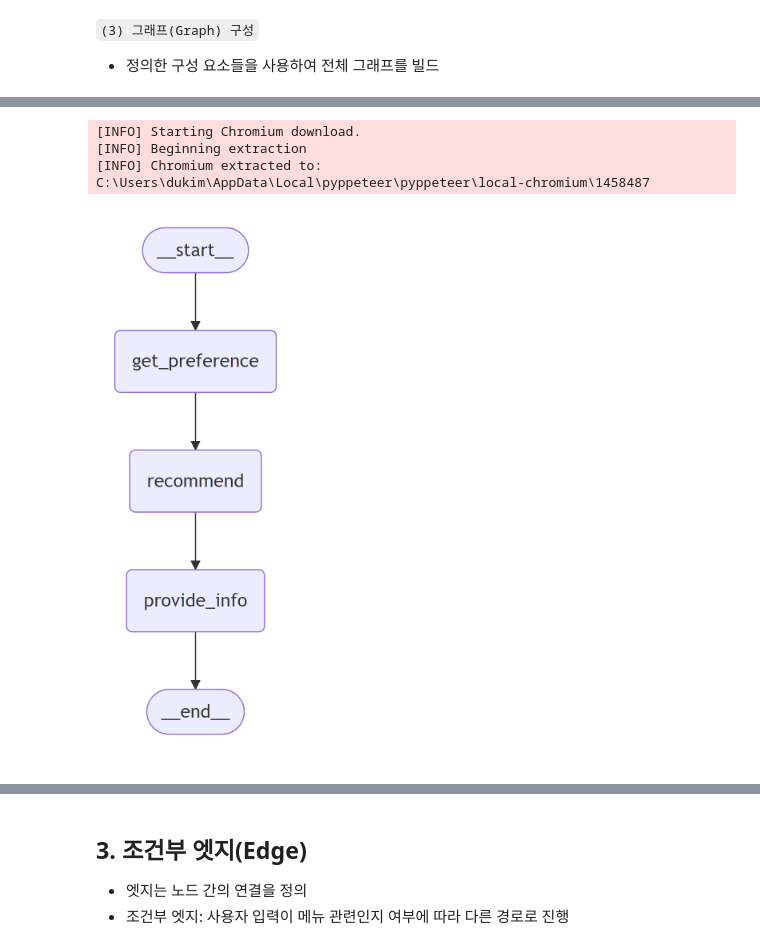
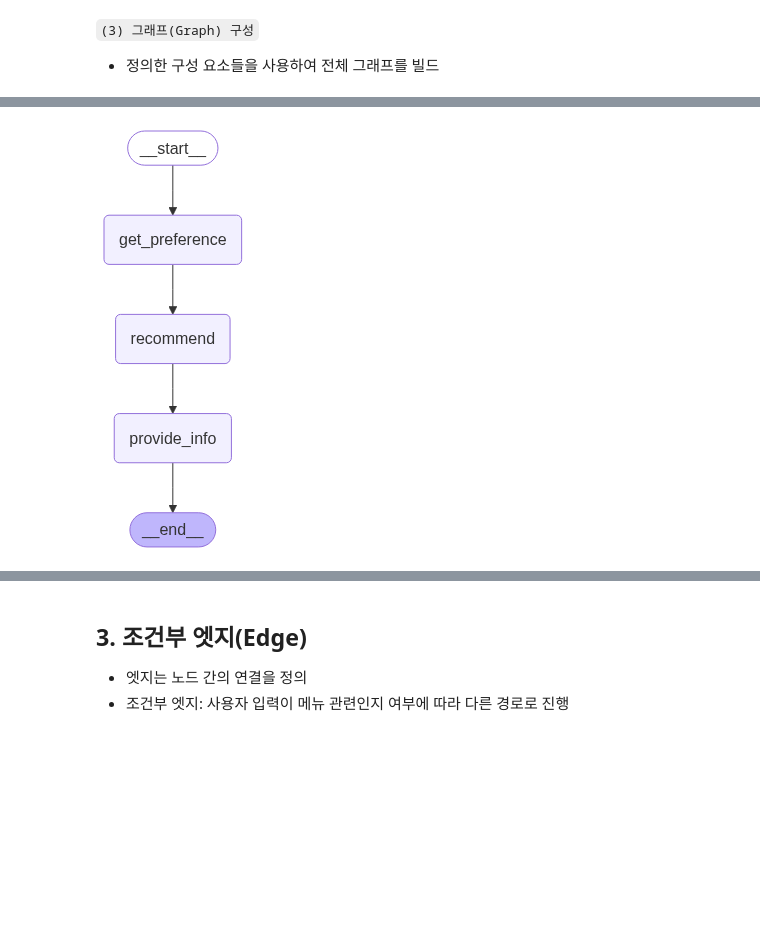
Before and after one commit to sajacaros/AgenticRag, a Jupyter notebook: src/02_LangGraph_StateGraph.ipynb, the cells around one changed output, grey strips where cells are left out. Saved outputs shown, nothing was run; the diff lists cells and outputs as text; code cells hidden in the pictures; blank space fills up the shorter version.

```diff
--- a/src/02_LangGraph_StateGraph.ipynb
+++ b/src/02_LangGraph_StateGraph.ipynb
@@ -121,32 +120,7 @@ graph TD;
-# %%
-from IPython.core.display import Image
-from langchain_core.runnables.graph import CurveStyle, NodeStyles, MermaidDrawMethod
-import nest_asyncio
-
-import pyppeteer.chromium_downloader
-pyppeteer.chromium_downloader.download_chromium()
-# %% [output]
-[INFO] Starting Chromium download.
-[INFO] Beginning extraction
-[INFO] Chromium extracted to: C:\Users\dukim\AppData\Local\pyppeteer\pyppeteer\local-chromium\1458487
-# %%
-nest_asyncio.apply()
-
-display(
-    Image(
-        graph.get_graph().draw_mermaid_png(
-            curve_style=CurveStyle.LINEAR,
-            node_colors=NodeStyles(first="#ffdfba", last="#baffc9", default="#fad7de"),
-            wrap_label_n_words=9,
-            output_file_path=None,
-            draw_method=MermaidDrawMethod.PYPPETEER,
-            background_color="white",
-            padding=10,
-        )
-    )
-)
-# %% [output]
-[figure, removed]
+# %%
+graph
+# %% [output]
+[figure, added]
 # %%
 # 그래프 실행
 
```
Also changed, not shown: parts of 5 cells of this notebook, 21 other files.
